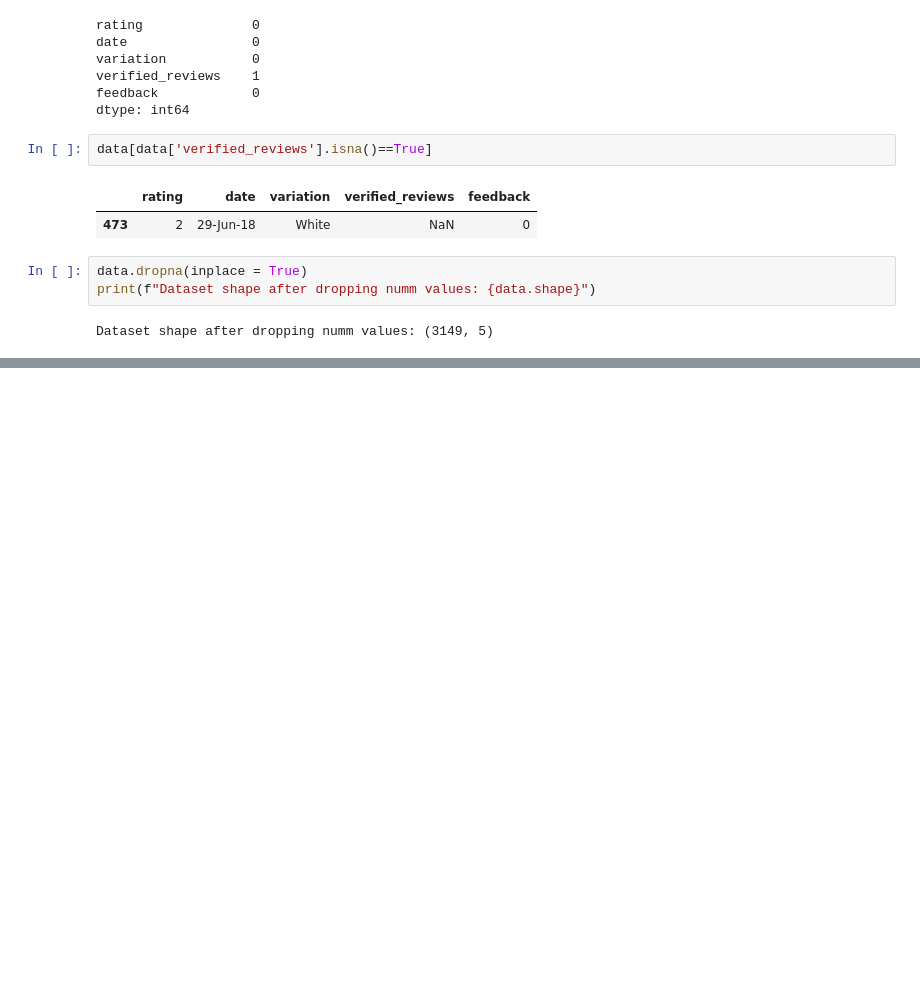
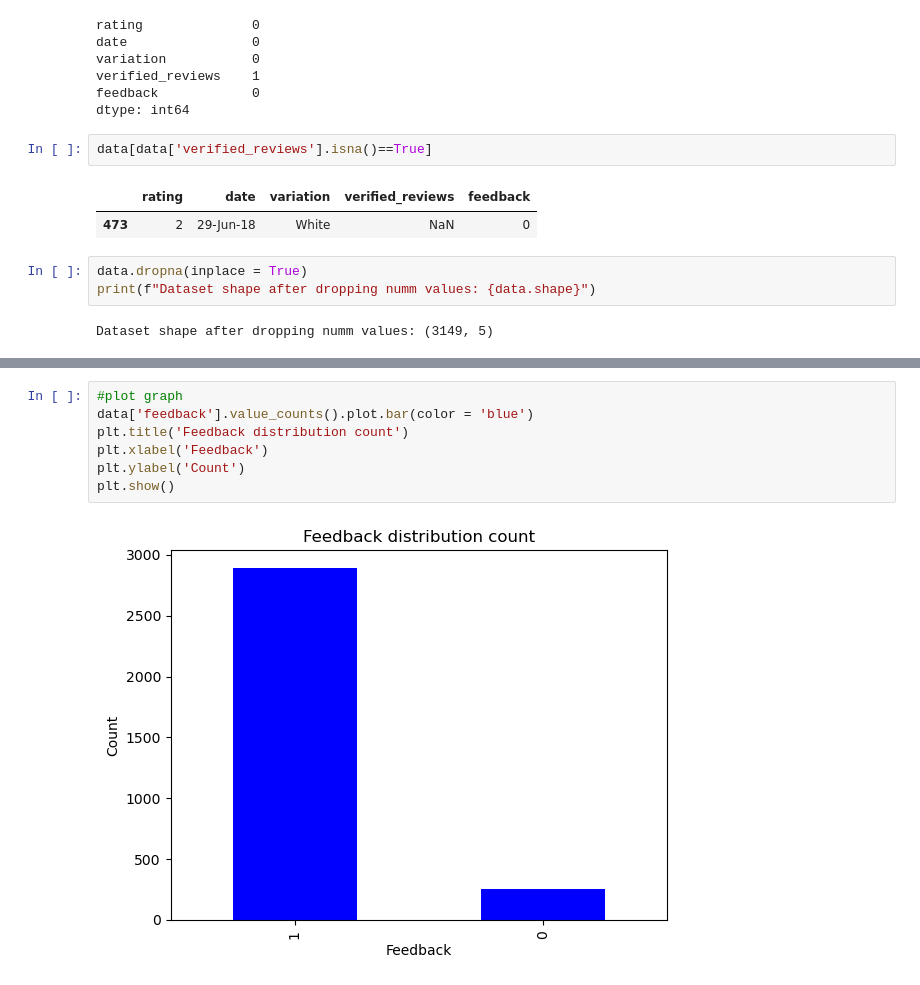
Before and after one commit to sanjsaloni/Natural-Language-Processing, a Jupyter notebook: Sentiment_Analysis.ipynb, the cells around one changed output, grey strips where cells are left out. Cells and saved outputs as stored; diff of their text form; blank space fills up the shorter version.

```diff
--- a/Sentiment_Analysis.ipynb
+++ b/Sentiment_Analysis.ipynb
@@ -83,0 +175,9 @@ Dataset shape after dropping numm values: (3149, 5)
+# %%
+#plot graph
+data['feedback'].value_counts().plot.bar(color = 'blue')
+plt.title('Feedback distribution count')
+plt.xlabel('Feedback')
+plt.ylabel('Count')
+plt.show()
+# %% [output]
+[figure, added]
```
Also changed, not shown: parts of 10 cells of this notebook.
